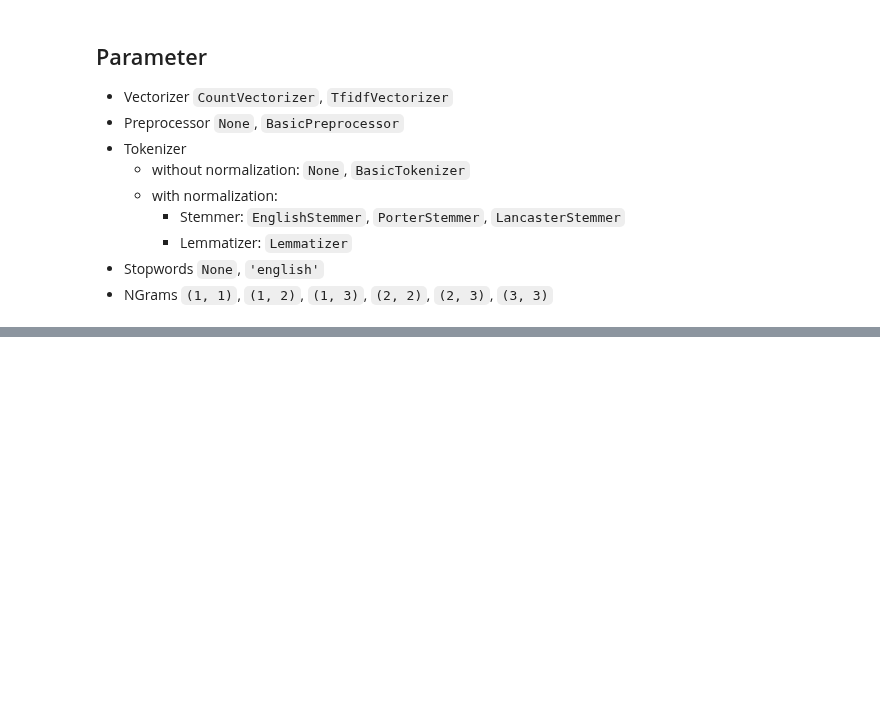
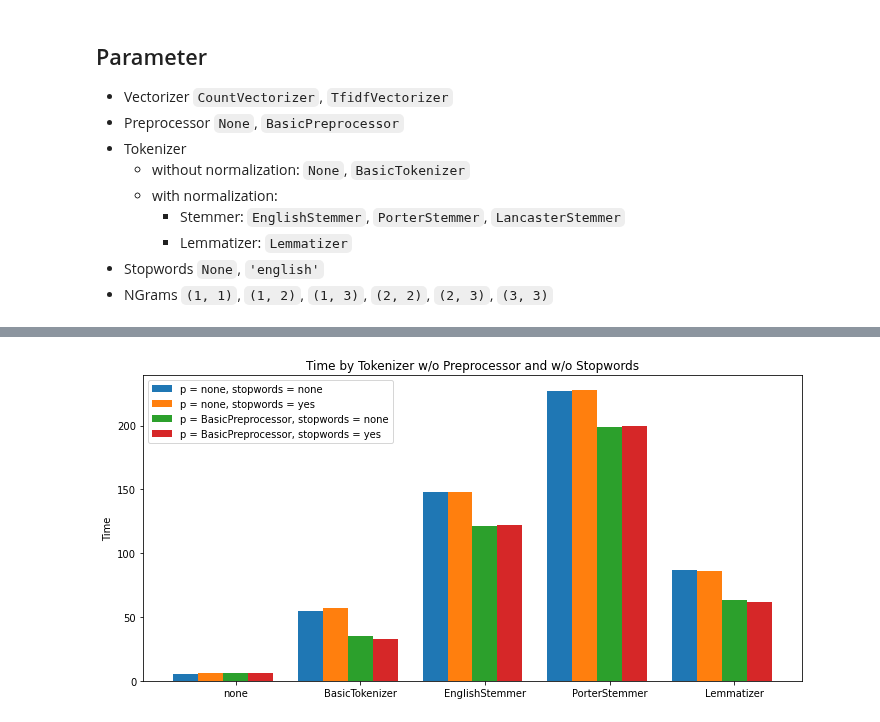
Before and after one commit to gefei-htw/academia_tag_recommender, a Jupyter notebook: notebooks/Preprocessing.ipynb, the cells around one changed output, grey strips where cells are left out. Drawn from its saved outputs; the diff is of its cells as text; code cells hidden in the pictures; blank space fills up the shorter version.

```diff
--- a/notebooks/Preprocessing.ipynb
+++ b/notebooks/Preprocessing.ipynb
@@ -96,5 +103,7 @@ plotBarchart('shape')
 # %%
-plotBarchart('time')
+plot_barchart('time')
+# %% [output]
+[figure, added]
 # %%
 v = TfidfVectorizer
 p = BasicPreprocessor
```
Also changed, not shown: parts of 5 cells of this notebook, 4 other files.
